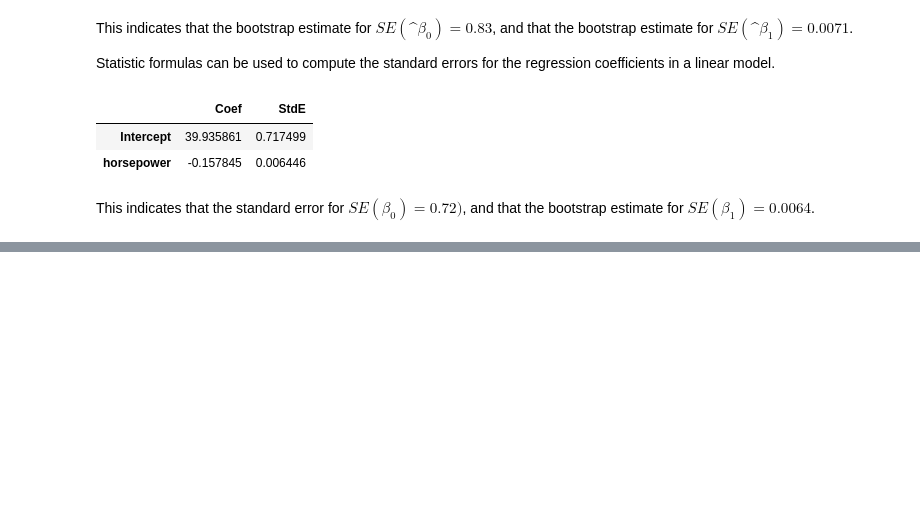
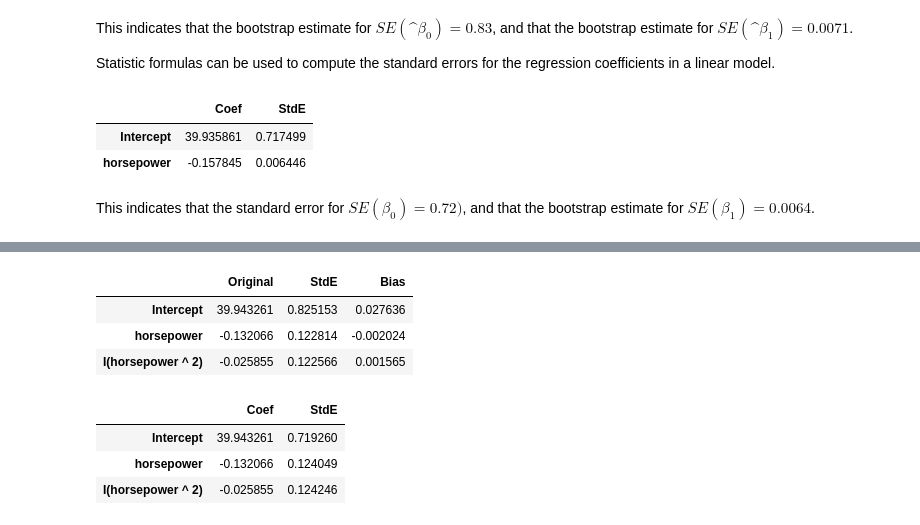
Before and after one commit to shevchenkobn/ml-practice, a Jupyter notebook: a5/a5.ipynb, the cells around one changed output, grey strips where cells are left out. Cells and saved outputs as stored; diff of their text form; code cells hidden in the pictures; blank space fills up the shorter version.

```diff
--- a/a5/a5.ipynb
+++ b/a5/a5.ipynb
@@ -232,0 +256,21 @@ This indicates that the standard error for $SE(\beta_0) = 0.72)$, and that the b
+# %%
+def lr_params(df, indices=None):
+    return ols('mpg~horsepower+I(horsepower^2)', df.iloc[indices] if indices is not None else df).fit().params
+reset_random()
+boot_result = boot(auto_df, lr_params, 1000)
+boot_result
+# %% [output]
+|  | Original | StdE | Bias |
+| Intercept | 39.943261 | 0.825153 | 0.027636 |
+| horsepower | -0.132066 | 0.122814 | -0.002024 |
+| I(horsepower ^ 2) | -0.025855 | 0.122566 | 0.001565 |
+# %%
+mod_fit = ols('mpg~horsepower+I(horsepower^2)', auto_df).fit()
+
+lr_result = pd.DataFrame({'Coef': mod_fit.params, 'StdE': mod_fit.bse}, mod_fit.params.index)
+lr_result
+# %% [output]
+|  | Coef | StdE |
+| Intercept | 39.943261 | 0.719260 |
+| horsepower | -0.132066 | 0.124049 |
+| I(horsepower ^ 2) | -0.025855 | 0.124246 |
```
Also changed, not shown: parts of 13 cells of this notebook, 2 other files.
